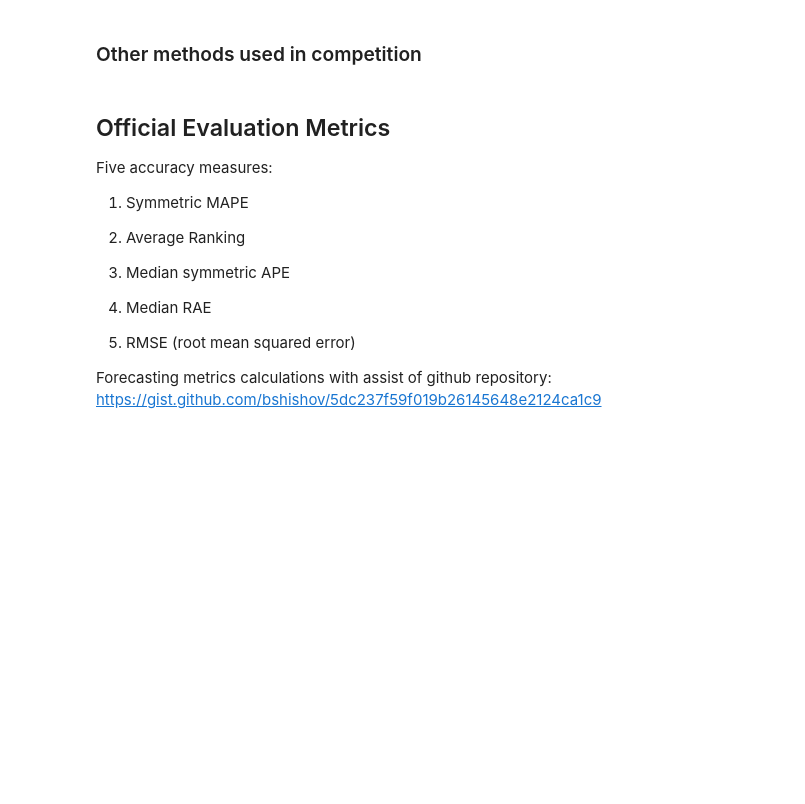
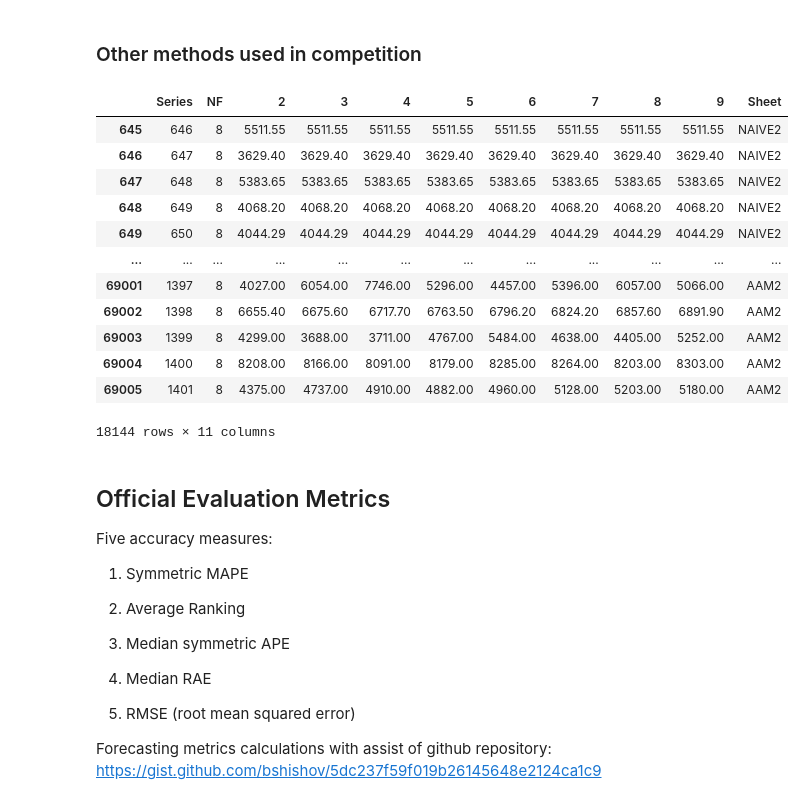
Before and after one commit to tom-alten/OutsmartingTime, a Jupyter notebook: M-Competitions/M3-Competition/Quarter/M3_Quarter_eval.ipynb, the cells around one changed output. Drawn from its saved outputs; the diff is of its cells as text; code cells hidden in the pictures; blank space fills up the shorter version.

```diff
--- a/M-Competitions/M3-Competition/Quarter/M3_Quarter_eval.ipynb
+++ b/M-Competitions/M3-Competition/Quarter/M3_Quarter_eval.ipynb
@@ -35,34 +35,50 @@ def read_all_sheets(excel_path):
 
     # Iterate over all sheet names
     for sheet_name in xls.sheet_names:
         # Read the current sheet into a DataFrame
         df = pd.read_excel(xls, sheet_name=sheet_name, header=None)
 
         # Optionally, add a column to indicate the source sheet, if needed
         df['Sheet'] = sheet_name
 
         # Append the DataFrame to the list
         dfs.append(df)
 
     # Concatenate all DataFrames in the list into one
     combined_df = pd.concat(dfs, ignore_index=True)
 
     return combined_df
 
 excel_path = '/Users/tomaltenborg/Documents/Master/Master thesis/Notebooks/M-Competitions/M3-Competition/M3Forecast.xls'
 combined_df = read_all_sheets(excel_path)
 # Rename columns
 combined_df.rename(columns = {0 : 'Series', 1 : 'NF'}, inplace = True)
 
 # Change series to int in the same fashion as the other dataframes
 combined_df['Series'] = combined_df['Series'].str.replace('N', '')
 combined_df['Series'] = combined_df['Series'].str.replace(' ', '')
 combined_df['Series'] = combined_df['Series'].astype(int)
 # Only yearly data for this evaluation
 combined_df = combined_df.loc[(combined_df['Series'] >= 646) & (combined_df['Series'] <= 1401)].copy()
 # Drop not necessary columns
-cols_to_drop = list(range(8, 19+1))
+combined_df
+cols_to_drop = list(range(10, 19+1))
 combined_df.drop(columns = cols_to_drop, inplace = True)
+combined_df
+# %% [output]
+|  | Series | NF | 2 | 3 | 4 | 5 | 6 | 7 | 8 | 9 | Sheet |
+| 645 | 646 | 8 | 5511.55 | 5511.55 | 5511.55 | 5511.55 | 5511.55 | 5511.55 | 5511.55 | 5511.55 | NAIVE2 |
+| 646 | 647 | 8 | 3629.40 | 3629.40 | 3629.40 | 3629.40 | 3629.40 | 3629.40 | 3629.40 | 3629.40 | NAIVE2 |
+| 647 | 648 | 8 | 5383.65 | 5383.65 | 5383.65 | 5383.65 | 5383.65 | 5383.65 | 5383.65 | 5383.65 | NAIVE2 |
+| 648 | 649 | 8 | 4068.20 | 4068.20 | 4068.20 | 4068.20 | 4068.20 | 4068.20 | 4068.20 | 4068.20 | NAIVE2 |
+| 649 | 650 | 8 | 4044.29 | 4044.29 | 4044.29 | 4044.29 | 4044.29 | 4044.29 | 4044.29 | 4044.29 | NAIVE2 |
+| ... | ... | ... | ... | ... | ... | ... | ... | ... | ... | ... | ... |
+| 69001 | 1397 | 8 | 4027.00 | 6054.00 | 7746.00 | 5296.00 | 4457.00 | 5396.00 | 6057.00 | 5066.00 | AAM2 |
+| 69002 | 1398 | 8 | 6655.40 | 6675.60 | 6717.70 | 6763.50 | 6796.20 | 6824.20 | 6857.60 | 6891.90 | AAM2 |
+| 69003 | 1399 | 8 | 4299.00 | 3688.00 | 3711.00 | 4767.00 | 5484.00 | 4638.00 | 4405.00 | 5252.00 | AAM2 |
+| 69004 | 1400 | 8 | 8208.00 | 8166.00 | 8091.00 | 8179.00 | 8285.00 | 8264.00 | 8203.00 | 8303.00 | AAM2 |
+| 69005 | 1401 | 8 | 4375.00 | 4737.00 | 4910.00 | 4882.00 | 4960.00 | 5128.00 | 5203.00 | 5180.00 | AAM2 |
+18144 rows × 11 columns
 # %%
 # Change position of sheet column
 cols = combined_df.columns.tolist()
```
Also changed, not shown: parts of 6 cells of this notebook, 9 other files.
